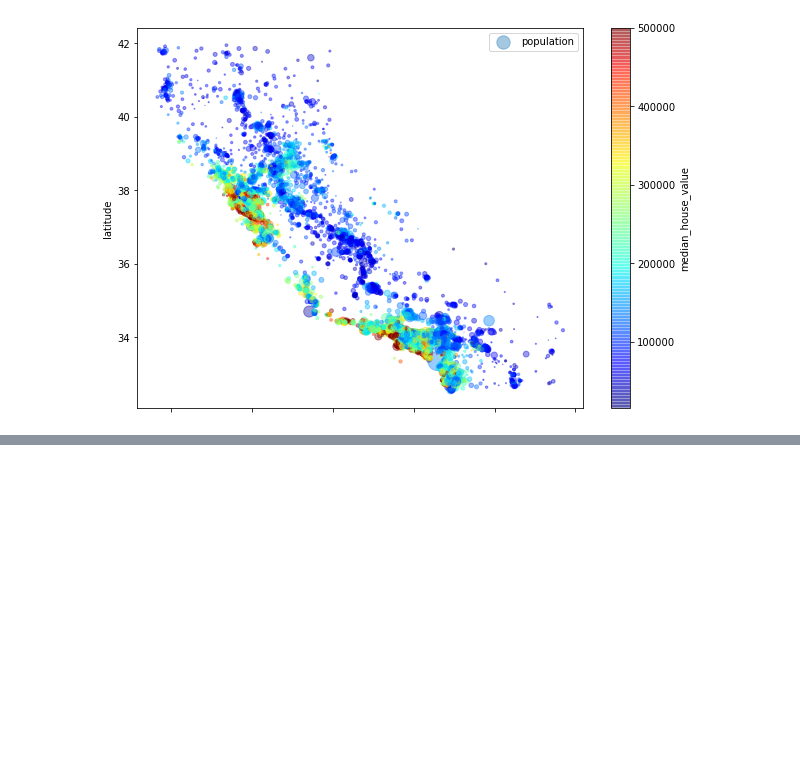
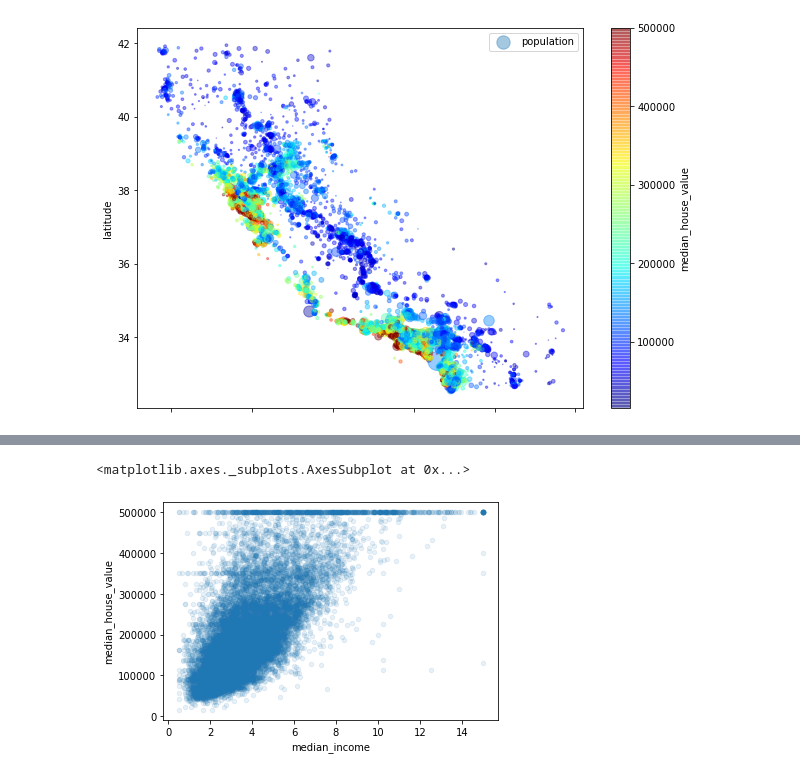
Before and after one commit to wszczawinski/handson-ml-exercises, a Jupyter notebook: Housing.ipynb, the cells around one changed output, grey strips where cells are left out. Cells and saved outputs as stored; diff of their text form; code cells hidden in the pictures; blank space fills up the shorter version.

```diff
--- a/Housing.ipynb
+++ b/Housing.ipynb
@@ -210,0 +248,5 @@ plt.legend()
+# %%
+housing.plot(kind='scatter', x='median_income', y='median_house_value', alpha=0.1)
+# %% [output]
+<matplotlib.axes._subplots.AxesSubplot at 0x...>
+[figure, added]
```
Also changed, not shown: parts of 4 cells of this notebook.
